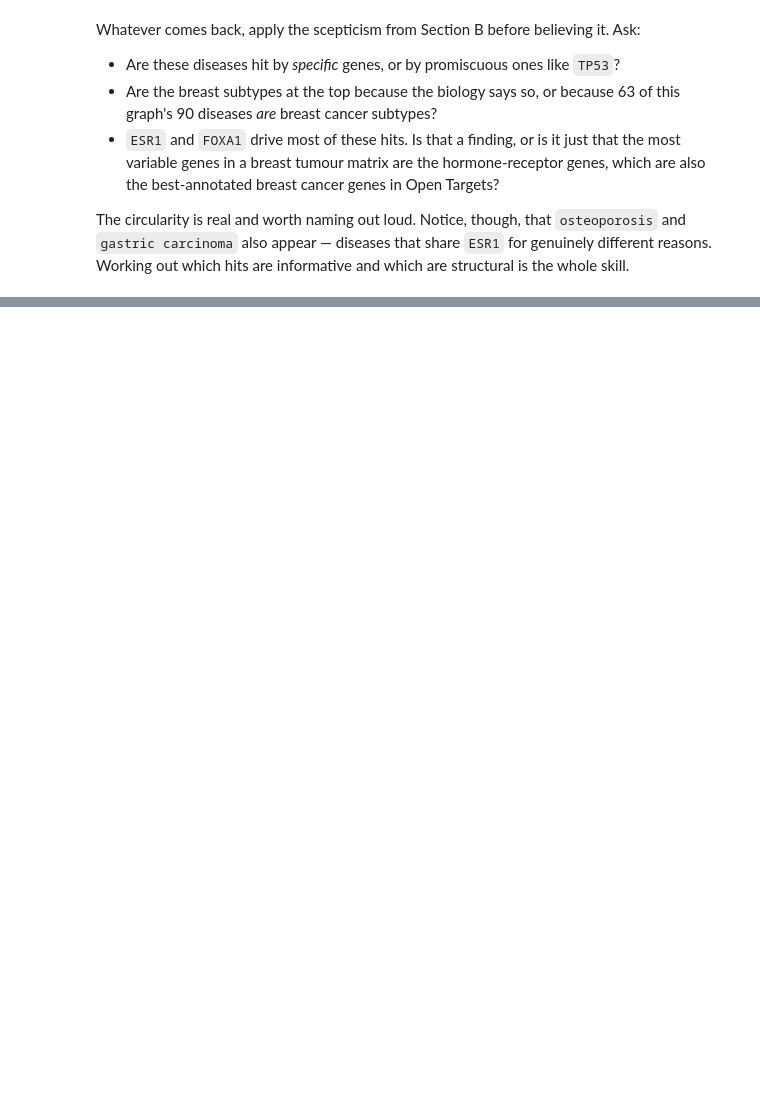
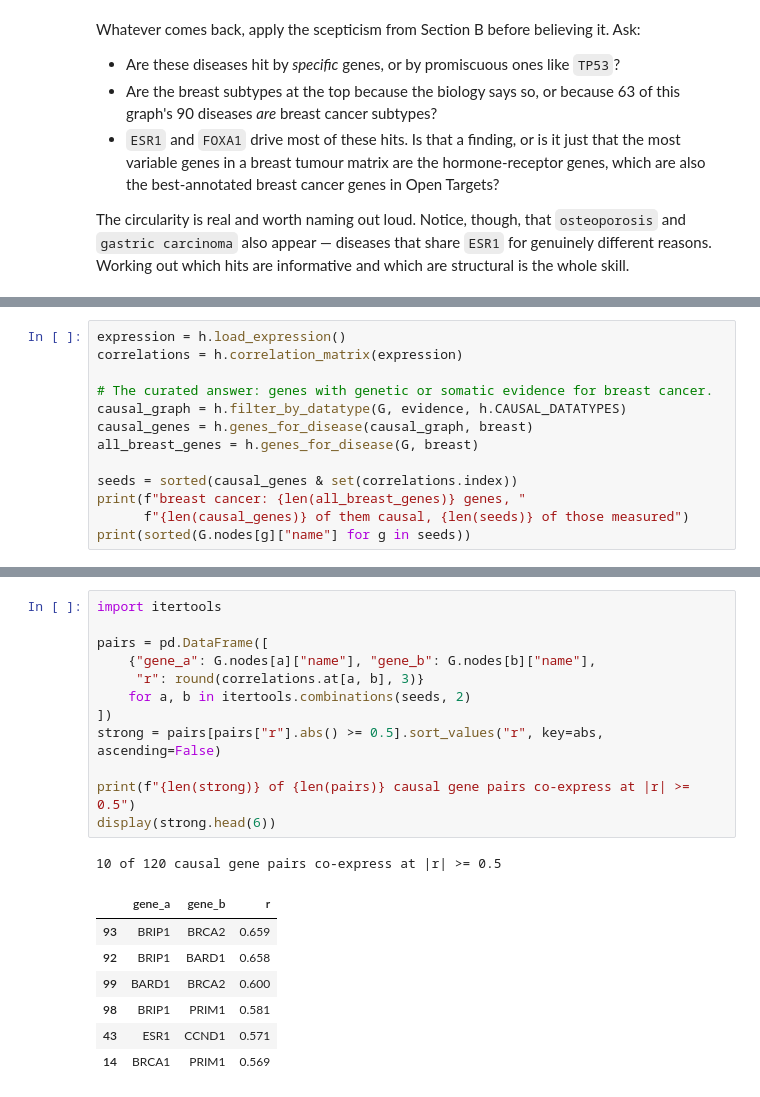
Before and after one commit to Barry8197/ECCB2026_TEST, a Jupyter notebook: sessions/session-1-intro-networks/participant/part-3-querying-the-knowledge-graph.ipynb, the cells around one changed output, grey strips where cells are left out. Drawn from its saved outputs; the diff is of its cells as text; blank space fills up the shorter version.

```diff
--- a/sessions/session-1-intro-networks/participant/part-3-querying-the-knowledge-graph.ipynb
+++ b/sessions/session-1-intro-networks/participant/part-3-querying-the-knowledge-graph.ipynb
@@ -688,0 +642,13 @@ is what those agents have to get right, and what we need to check them against.
+# %%
+expression = h.load_expression()
+correlations = h.correlation_matrix(expression)
+
+# The curated answer: genes with genetic or somatic evidence for breast cancer.
+causal_graph = h.filter_by_datatype(G, evidence, h.CAUSAL_DATATYPES)
+causal_genes = h.genes_for_disease(causal_graph, breast)
+all_breast_genes = h.genes_for_disease(G, breast)
+
+seeds = sorted(causal_genes & set(correlations.index))
+print(f"breast cancer: {len(all_breast_genes)} genes, "
+      f"{len(causal_genes)} of them causal, {len(seeds)} of those measured")
+print(sorted(G.nodes[g]["name"] for g in seeds))
@@ -688,0 +664,21 @@ is what those agents have to get right, and what we need to check them against.
+# %%
+import itertools
+
+pairs = pd.DataFrame([
+    {"gene_a": G.nodes[a]["name"], "gene_b": G.nodes[b]["name"],
+     "r": round(correlations.at[a, b], 3)}
+    for a, b in itertools.combinations(seeds, 2)
+])
+strong = pairs[pairs["r"].abs() >= 0.5].sort_values("r", key=abs, ascending=False)
+
+print(f"{len(strong)} of {len(pairs)} causal gene pairs co-express at |r| >= 0.5")
+display(strong.head(6))
+# %% [output]
+10 of 120 causal gene pairs co-express at |r| >= 0.5
+|  | gene_a | gene_b | r |
+| 93 | BRIP1 | BRCA2 | 0.659 |
+| 92 | BRIP1 | BARD1 | 0.658 |
+| 99 | BARD1 | BRCA2 | 0.600 |
+| 98 | BRIP1 | PRIM1 | 0.581 |
+| 43 | ESR1 | CCND1 | 0.571 |
+| 14 | BRCA1 | PRIM1 | 0.569 |
```
Also changed, not shown: parts of 18 cells of this notebook, 16 other files.
